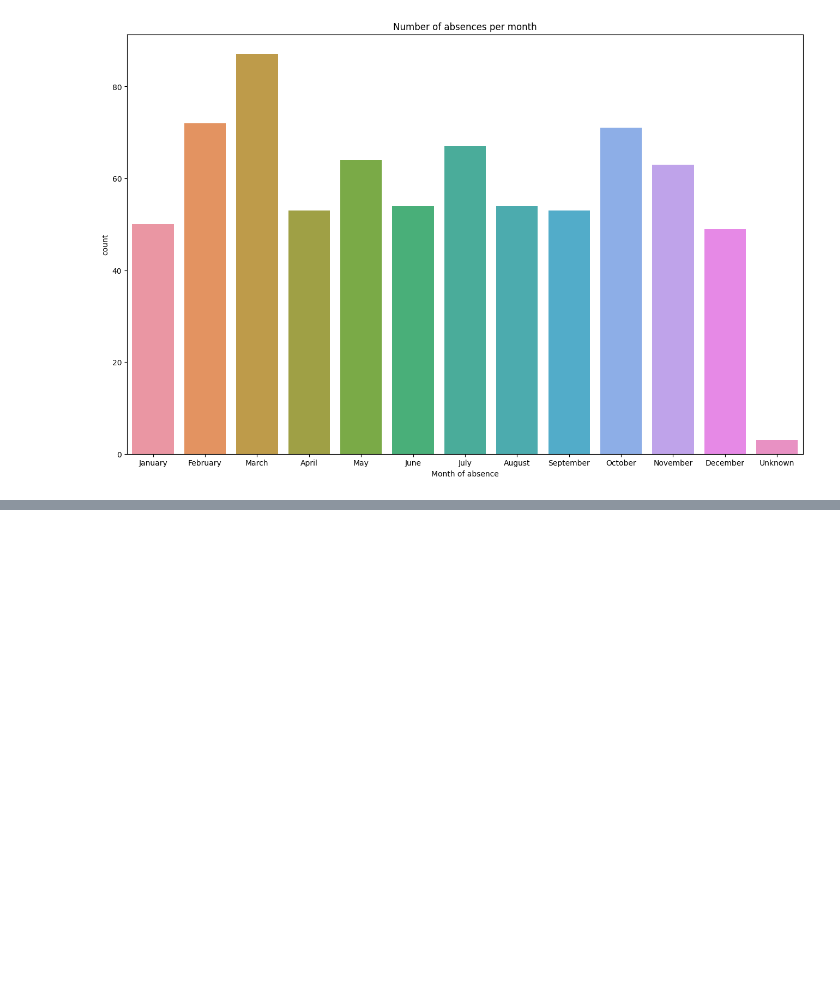
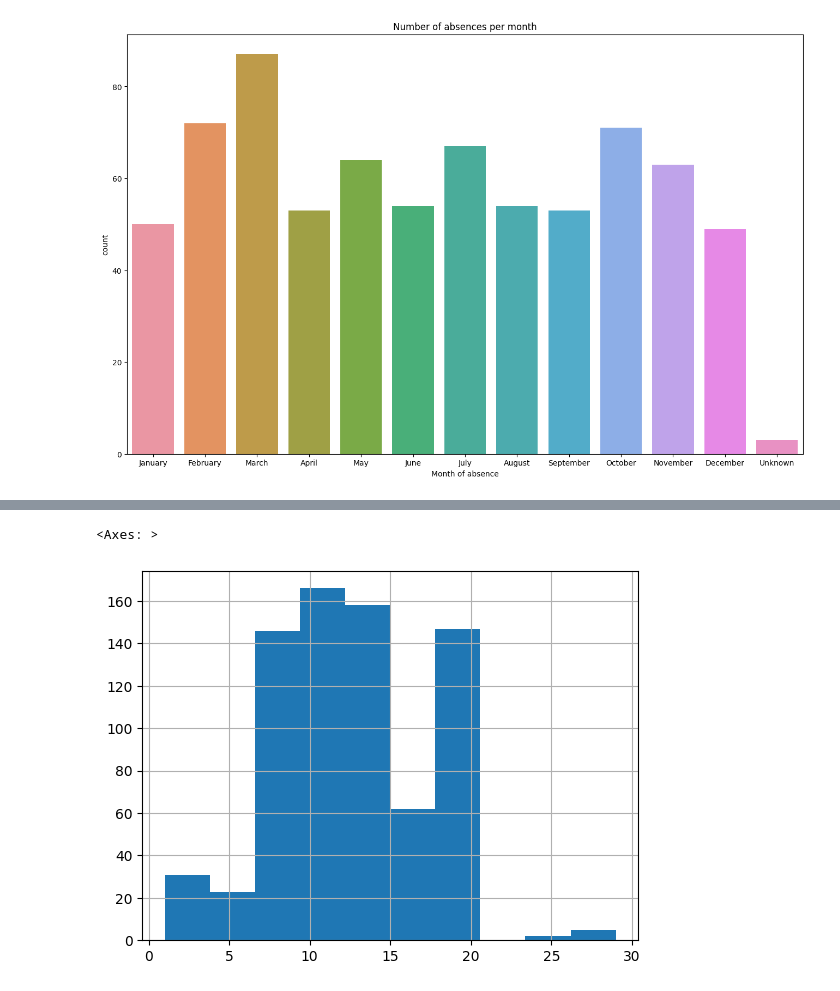
Before and after one commit to Maansy/Absenteeism-at-Work, a Jupyter notebook: AbsenteeismAtWork.ipynb, the cells around one changed output, grey strips where cells are left out. Saved outputs shown, nothing was run; the diff lists cells and outputs as text; code cells hidden in the pictures; blank space fills up the shorter version.

```diff
--- a/AbsenteeismAtWork.ipynb
+++ b/AbsenteeismAtWork.ipynb
@@ -549,0 +685,5 @@ plt.savefig('figs/month_counts.png', format='png', dpi=300)
+# %%
+preprocessed_data['Service time'].hist()
+# %% [output]
+<Axes: >
+[figure, added]
```
Also changed, not shown: parts of 52 cells of this notebook, 13 other files.
